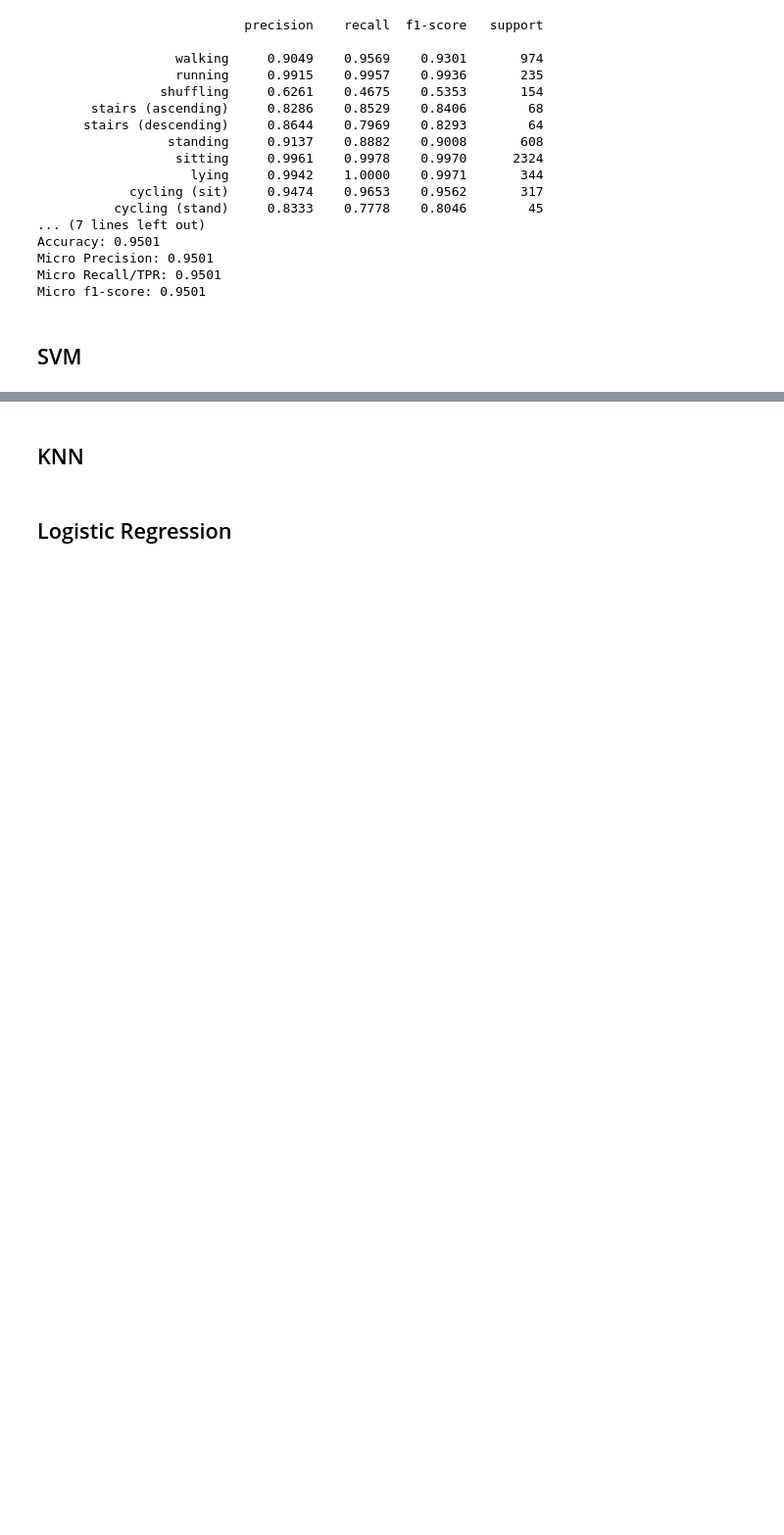
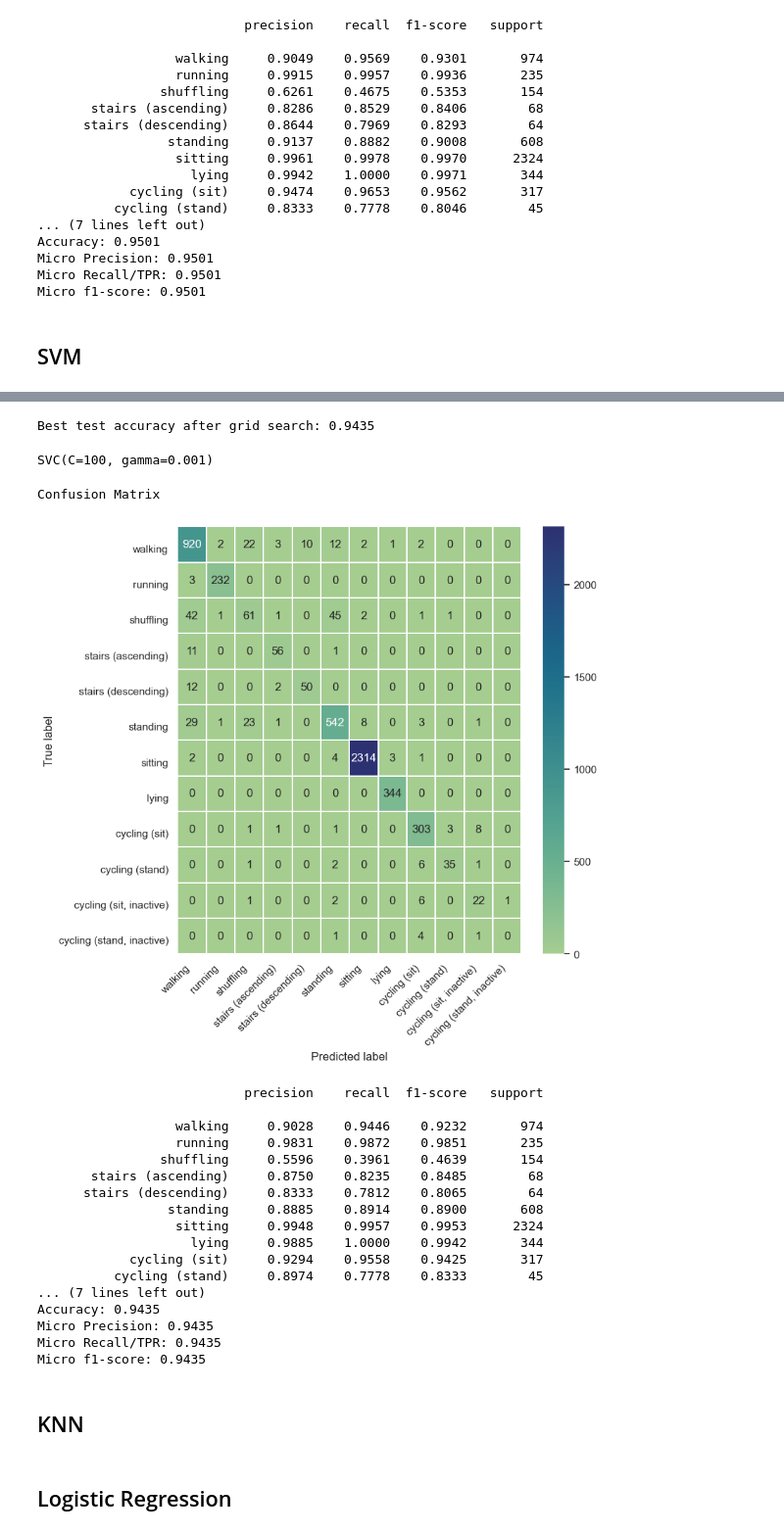
Before and after one commit to atakanksha/data245_harth, a Jupyter notebook: DATA245_harth.ipynb, the cells around one changed output, grey strips where cells are left out. Shown at 98% size. Drawn from its saved outputs; the diff is of its cells as text; code cells hidden in the pictures; blank space fills up the shorter version.

Commit message:
Adding the model performance metrics

```diff
--- a/DATA245_harth.ipynb
+++ b/DATA245_harth.ipynb
@@ -266,35 +266,3 @@ scaler = preprocessing.StandardScaler()
 scaler.fit(X_train)
 X_train_norm = scaler.transform(X_train)
 X_test_norm = scaler.transform(X_test)
-# %%
-def compute_model_metrics(model, X, y_true):
-    y_pred = model.predict(X)
-
-    print("Confusion Matrix")
-    confusion_matrix = metrics.confusion_matrix(y_true, y_pred)
-    plt.figure(figsize=(8, 8))
-    ax = sns.heatmap(confusion_matrix, cmap="crest",  annot=True, fmt="d", linewidths=.1)
-    xticks = [i + 0.5 for i in id_to_class_name.keys()]
-    ax.set_xticks(
-        xticks, list(id_to_class_name.values()), rotation=45, ha='right'
-    )
-    ax.set_yticks(
-        xticks, list(id_to_class_name.values()), rotation=0, va='top'
-    )
-    plt.show()
-
-    report = metrics.classification_report(
-        y_true, y_pred, target_names=list(id_to_class_name.values()), digits=4
-    )
-    print(report)
-    test_acc = metrics.accuracy_score(y_true, y_pred)
-    print(f'Accuracy: {test_acc:.4f}')
-
-    test_precision = metrics.precision_score(y_true, y_pred, average='micro')
-    print(f'Micro Precision: {test_precision:.4f}')
-
-    test_recall = metrics.recall_score(y_true, y_pred, average='micro')
-    print(f'Micro Recall/TPR: {test_recall:.4f}')
-
-    test_f1 = metrics.f1_score(y_true, y_pred, average='micro')
-    print(f'Micro f1-score: {test_f1:.4f}')
@@ -319,3 +292,38 @@ print(f'Best test accuracy after grid search: {acc:.4f}')
+# %%
+best_svc_model = grid_search.best_estimator_
+y_test_pred = best_svc_model.predict(X_test_norm)
+acc = accuracy_score(y_test, y_test_pred)
+print(f'Best test accuracy after grid search: {acc:.4f}')
+# %% [output]
+Best test accuracy after grid search: 0.9435
+# %%
+# Fit using the best model.
+svm_clf = SVC(C=100, gamma=0.001, kernel='rbf')
+svm_clf.fit(X_train_norm, y_train)
+# %% [output]
+SVC(C=100, gamma=0.001)
+# %%
+compute_model_metrics(svm_clf, X_test_norm, y_test)
+# %% [output]
+Confusion Matrix
+[figure, added]
+                           precision    recall  f1-score   support
+
+                  walking     0.9028    0.9446    0.9232       974
+                  running     0.9831    0.9872    0.9851       235
+                shuffling     0.5596    0.3961    0.4639       154
+       stairs (ascending)     0.8750    0.8235    0.8485        68
+      stairs (descending)     0.8333    0.7812    0.8065        64
+                 standing     0.8885    0.8914    0.8900       608
+                  sitting     0.9948    0.9957    0.9953      2324
+                    lying     0.9885    1.0000    0.9942       344
+            cycling (sit)     0.9294    0.9558    0.9425       317
+          cycling (stand)     0.8974    0.7778    0.8333        45
+... (7 lines left out)
+Accuracy: 0.9435
+Micro Precision: 0.9435
+Micro Recall/TPR: 0.9435
+Micro f1-score: 0.9435
 # %% [markdown]
 ## KNN
 # %% [markdown]
```
Also changed, not shown: parts of 4 cells of this notebook, 1 other file.
